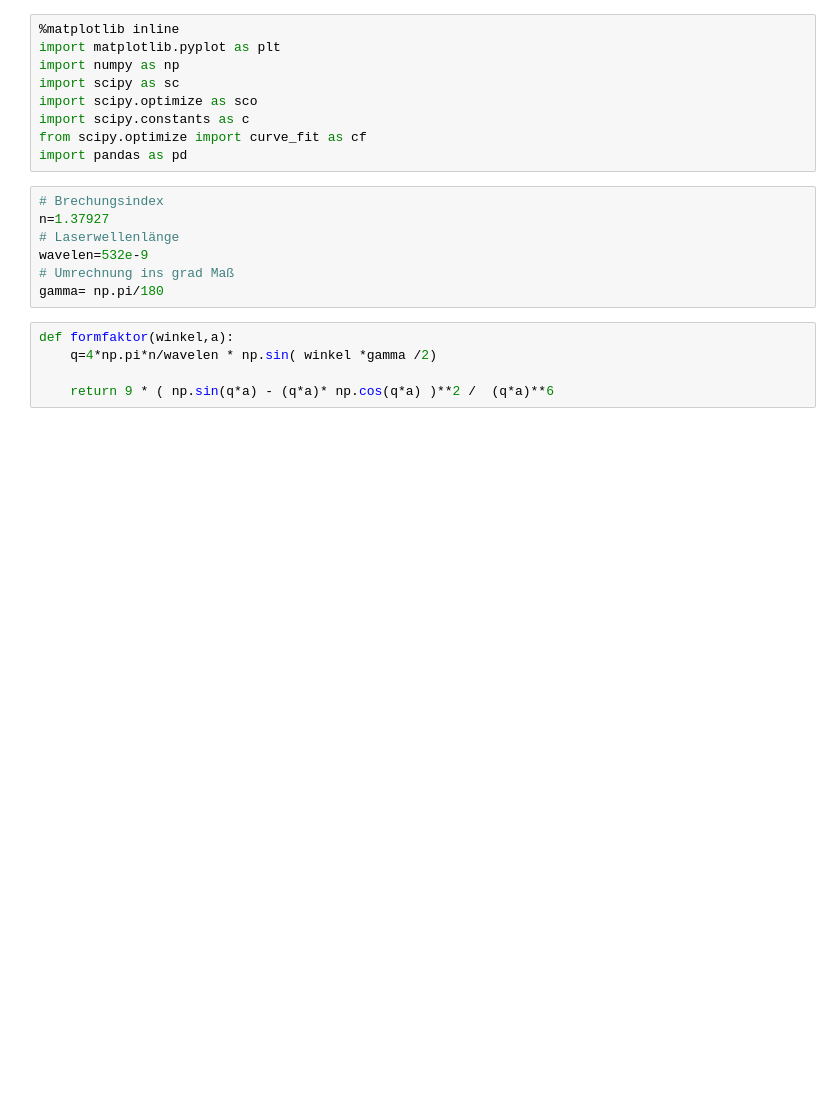
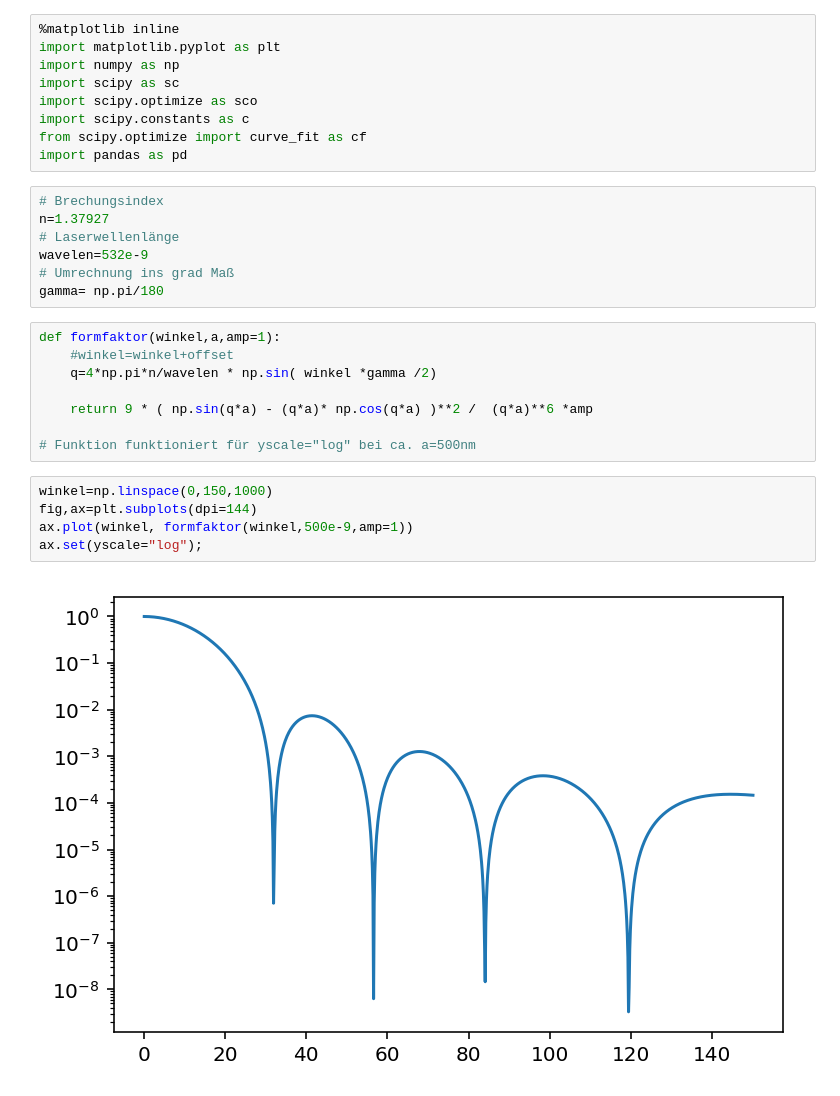
Before and after one commit to qwretz/fpraktikum, a Jupyter notebook: Dynamic Light Scattering/Struktur.ipynb, the cells around one changed output. Cells and saved outputs as stored; diff of their text form; blank space fills up the shorter version.

```diff
--- a/Dynamic Light Scattering/Struktur.ipynb
+++ b/Dynamic Light Scattering/Struktur.ipynb
@@ -15,7 +15,17 @@ wavelen=532e-9
 # Umrechnung ins grad Maß
 gamma= np.pi/180
 # %%
-def formfaktor(winkel,a):
+def formfaktor(winkel,a,amp=1):
+    #winkel=winkel+offset
     q=4*np.pi*n/wavelen * np.sin( winkel *gamma /2)
 
-    return 9 * ( np.sin(q*a) - (q*a)* np.cos(q*a) )**2 /  (q*a)**6
+    return 9 * ( np.sin(q*a) - (q*a)* np.cos(q*a) )**2 /  (q*a)**6 *amp
+
+# Funktion funktioniert für yscale="log" bei ca. a=500nm
+# %%
+winkel=np.linspace(0,150,1000)
+fig,ax=plt.subplots(dpi=144)
+ax.plot(winkel, formfaktor(winkel,500e-9,amp=1))
+ax.set(yscale="log");
+# %% [output]
+[figure, added]
```
Also changed, not shown: parts of 3 cells of this notebook.
